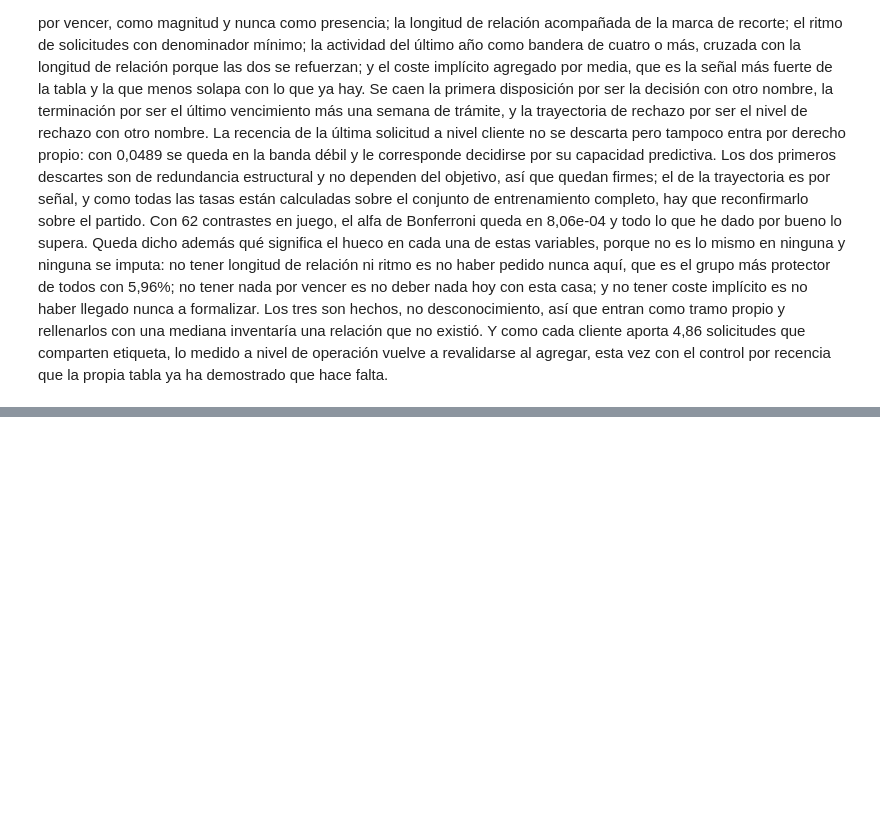
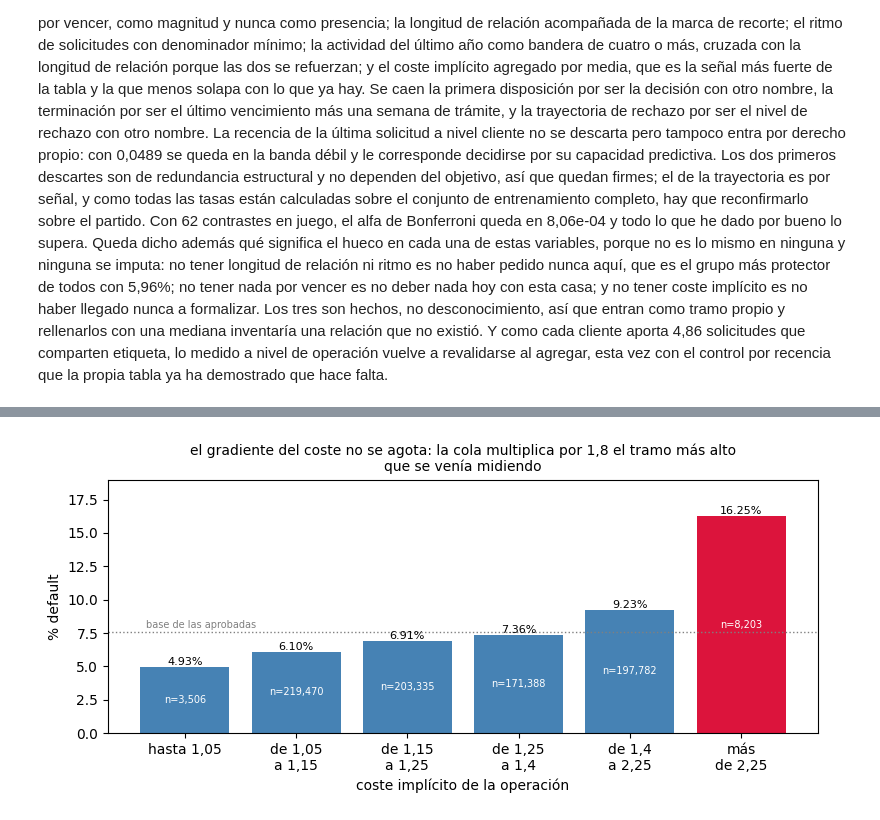
Before and after one commit to yeraybc/home-credit-default-risk, a Jupyter notebook: notebooks/04_eda_previous_application.ipynb, the cells around one changed output, grey strips where cells are left out. Drawn from its saved outputs; the diff is of its cells as text; code cells hidden in the pictures; blank space fills up the shorter version.

```diff
--- a/notebooks/04_eda_previous_application.ipynb
+++ b/notebooks/04_eda_previous_application.ipynb
@@ -3634,0 +3942,16 @@ De todo el eje temporal se conservan siete cosas: la antigüedad de la decisión
+# %%
+# la variable más fuerte de la tabla: devolver menos de lo recibido sería imposible, así que
+# compruebo el dominio antes de mirar su cola
+print(f"coste implícito: mínimo {coste.min():.4f}, máximo {coste.max():.4f} y "
+      f"{int(coste.lt(1).sum())} operación por debajo de uno de {int(coste.notna().sum()):,}")
+
+TR_C = [0, 1.05, 1.15, 1.25, 1.4, 2.25, 10]
+ET_C = ["hasta 1,05", "de 1,05 a 1,15", "de 1,15 a 1,25", "de 1,25 a 1,4", "de 1,4 a 2,25",
+        "más de 2,25"]
+grad_c = pt.groupby(pd.cut(coste, TR_C, labels=ET_C), observed=True)["TARGET"].agg(
+    operaciones="size", tasa="mean")
+grad_c["% default"] = (grad_c.pop("tasa") * 100).round(2)
+display(grad_c)
+d, p = delta_z(pt["TARGET"][coste.gt(2.25)], pt["TARGET"][coste.le(2.25)])
+print(f"la cola por encima del percentil 99 frente al resto de las aprobadas con coste: "
+      f"{d:+.2f}pp (p={p:.1e})")
@@ -3634,0 +3968,17 @@ De todo el eje temporal se conservan siete cosas: la antigüedad de la decisión
+# %%
+fig, ax = plt.subplots(figsize=(8, 3.8))
+etiq_c = [e.replace(" a ", "\na ").replace("más de", "más\nde") for e in grad_c.index]
+ax.bar(etiq_c, grad_c["% default"], color=[COLOR_NODEF] * 5 + [COLOR_DEF])
+ax.bar_label(ax.containers[0], fmt="%.2f%%", fontsize=8)
+ax.bar_label(ax.containers[0], labels=[f"n={v:,}" for v in grad_c["operaciones"]], fontsize=7,
+             label_type="center", color="white")
+ax.axhline(pt["TARGET"][aprobada].mean() * 100, color="gray", ls=":", lw=1)
+ax.text(-0.35, pt["TARGET"][aprobada].mean() * 100 + 0.3, "base de las aprobadas", fontsize=7,
+        color="gray")
+ax.set(ylabel="% default", xlabel="coste implícito de la operación", ylim=(0, 19))
+ax.set_title("el gradiente del coste no se agota: la cola multiplica por 1,8 el tramo más alto\n"
+             "que se venía midiendo", fontsize=10)
+plt.tight_layout()
+plt.show()
+# %% [output]
+[figure, added]
```
Also changed, not shown: parts of 16 cells of this notebook.
